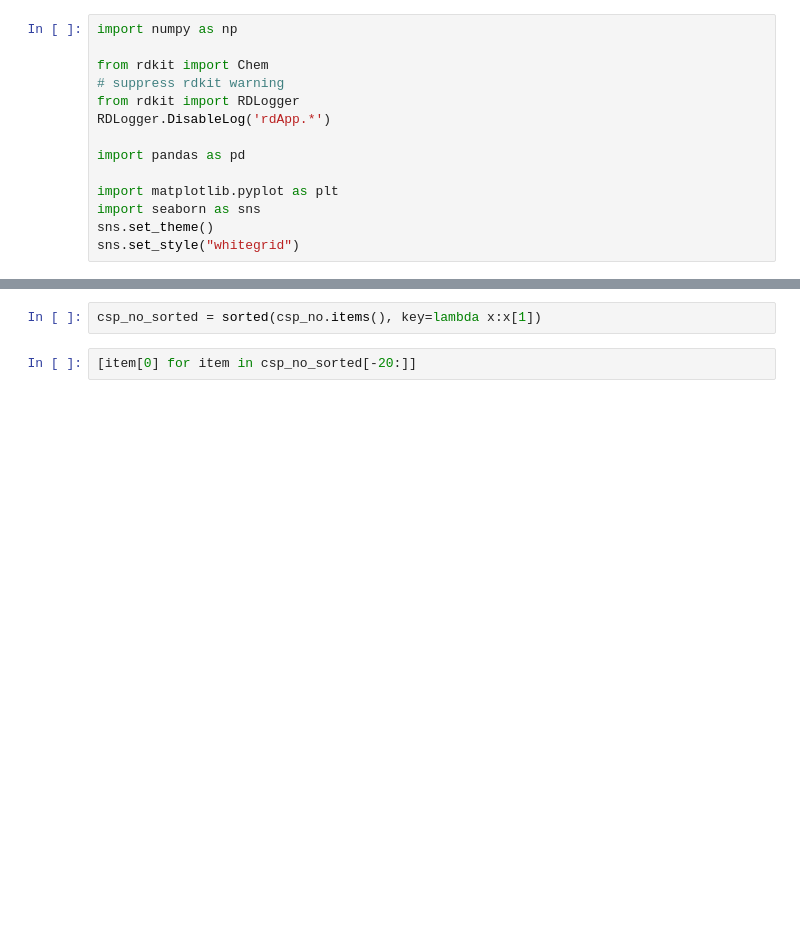
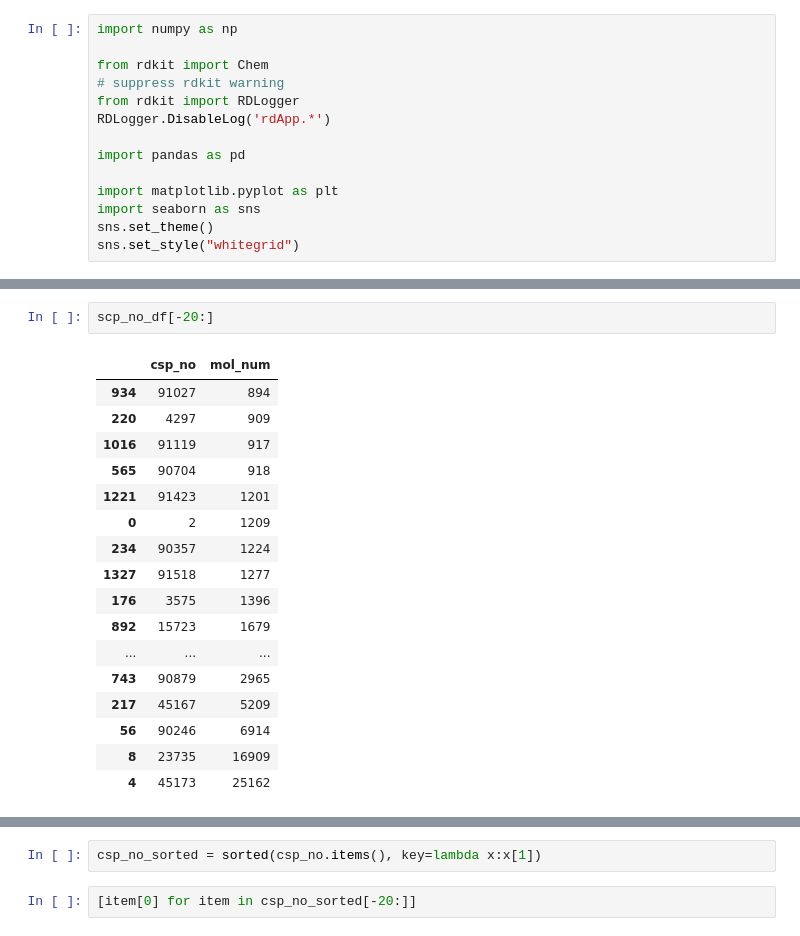
Before and after one commit to JosieHong/3DMolCSP, a Jupyter notebook: data/data_analysis.ipynb, the cells around one changed output, grey strips where cells are left out. Drawn from its saved outputs; the diff is of its cells as text; blank space fills up the shorter version.

```diff
--- a/data/data_analysis.ipynb
+++ b/data/data_analysis.ipynb
@@ -17,0 +55,20 @@ mols = [x for x in suppl if x is not None]
+# %%
+scp_no_df[-20:]
+# %% [output]
+|  | csp_no | mol_num |
+| 934 | 91027 | 894 |
+| 220 | 4297 | 909 |
+| 1016 | 91119 | 917 |
+| 565 | 90704 | 918 |
+| 1221 | 91423 | 1201 |
+| 0 | 2 | 1209 |
+| 234 | 90357 | 1224 |
+| 1327 | 91518 | 1277 |
+| 176 | 3575 | 1396 |
+| 892 | 15723 | 1679 |
+| ... | ... | ... |
+| 743 | 90879 | 2965 |
+| 217 | 45167 | 5209 |
+| 56 | 90246 | 6914 |
+| 8 | 23735 | 16909 |
+| 4 | 45173 | 25162 |
```
Also changed, not shown: parts of 37 cells of this notebook, 19 other files.
